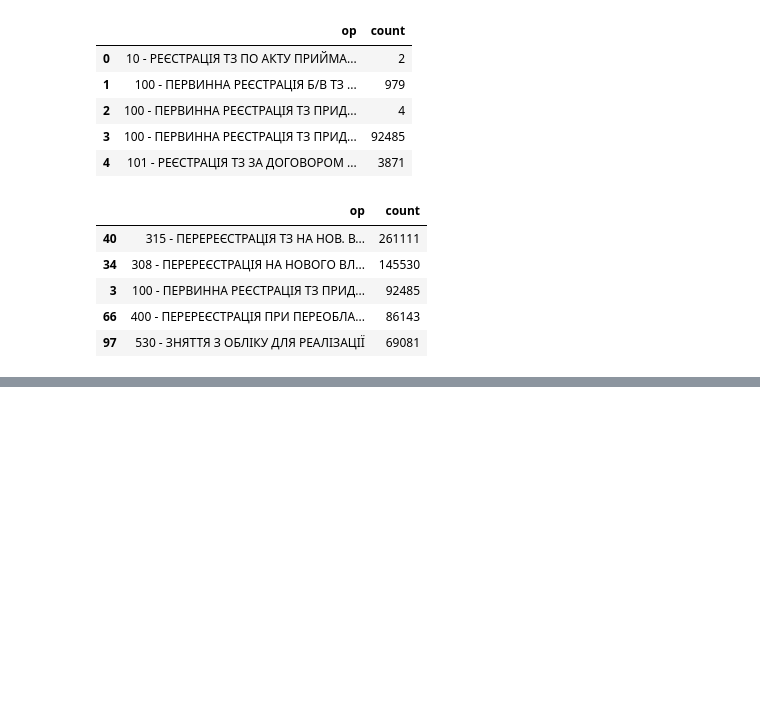
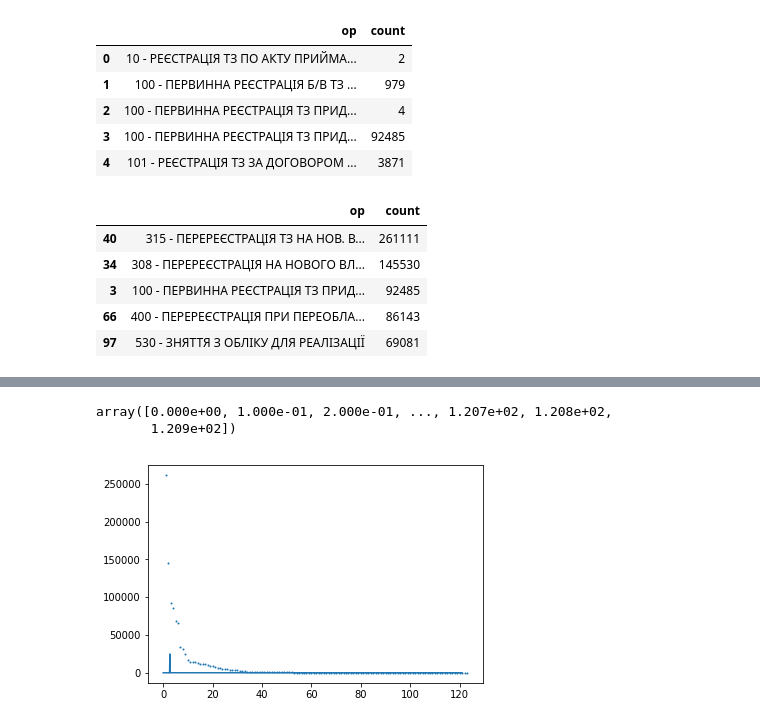
Before and after one commit to artemii-yanushevskyi/Interviews-preparation, a Jupyter notebook: Pandas.ipynb, the cells around one changed output, grey strips where cells are left out. Cells and saved outputs as stored; diff of their text form; code cells hidden in the pictures; blank space fills up the shorter version.

```diff
--- a/Pandas.ipynb
+++ b/Pandas.ipynb
@@ -152,0 +255,14 @@ ops_count_df_sorted.head()
+# %%
+# thus
+b = regr.intercept_
+a = regr.coef_
+Xest = np.arange(0,121,0.1)
+yest = Xest/(a+b*X2)[0]
+plt.plot(Xest, yest)
+plt.scatter(index_num, counts, s=1) # type of agrement and number of agrements distribution
+
+Xest
+# %% [output]
+array([0.000e+00, 1.000e-01, 2.000e-01, ..., 1.207e+02, 1.208e+02,
+       1.209e+02])
+[figure, added]
```
Also changed, not shown: parts of 18 cells of this notebook, 2 other files.
